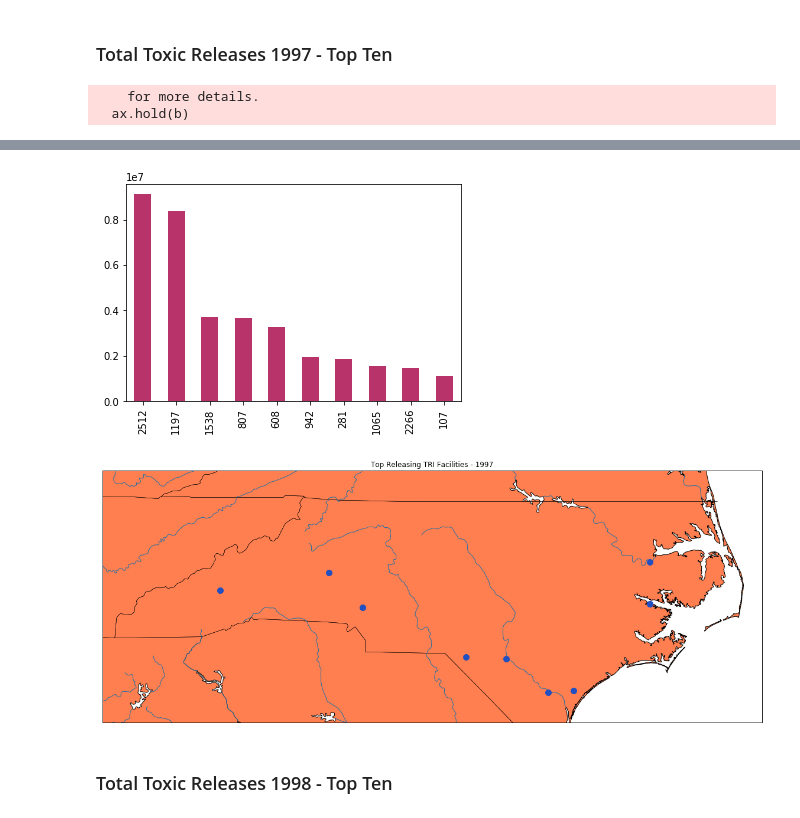
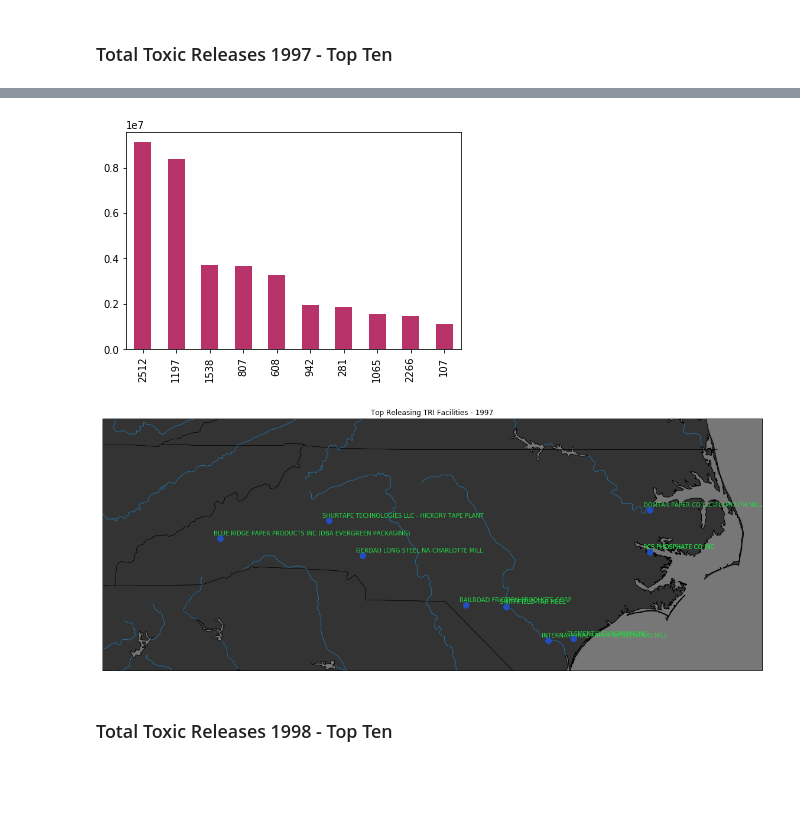
Before and after one commit to UNCG-CSE/Toxic-Crusaders, a Jupyter notebook: jacob/NC_TRI_97-01.ipynb, the cells around one changed output, grey strips where cells are left out. Drawn from its saved outputs; the diff is of its cells as text; code cells hidden in the pictures; blank space fills up the shorter version.

Commit message:
adding labels

```diff
--- a/jacob/NC_TRI_97-01.ipynb
+++ b/jacob/NC_TRI_97-01.ipynb
@@ -44,9 +44,14 @@ nc_data = [nc_97,nc_98,nc_99,nc_00,nc_01]
 #separating out attributes of interest
 totalreleases = [yr[['YEAR','FACILITY_NAME','CHEMICAL','TOTAL_RELEASES','LATITUDE','LONGITUDE']] for yr in nc_data]
 topten_byyear = [totalreleases[i].sort_values('TOTAL_RELEASES', ascending=False)[0:10] for i in range(len(totalreleases))]
+total97, total98, total99, total00, total01 = topten_byyear
 # %%
 #helper function for mapping array of points onto NC map
-def mapNClocations(latvals, lngvals, maptype='TRI Facilities'):
+def mapNClocations(loc_array, maptype='TRI Facilities'):
+    latvals = loc_array.LATITUDE.values
+    lngvals = loc_array.LONGITUDE.values
+    locnames = loc_array.FACILITY_NAME.values
+
     plt.figure(figsize = (20,20))
 
     nc = Basemap(projection='merc', resolution='h',
@@ -57,35 +62,37 @@ def mapNClocations(latvals, lngvals, maptype='TRI Facilities'):
     nc.drawstates()
     nc.drawcoastlines()
     nc.drawrivers(linewidth = 1, color='#2471a3')
-    nc.fillcontinents(color = 'coral')
-    nc.drawmapboundary()
+    nc.fillcontinents(color = '#333333', lake_color='#777777')
+    nc.drawmapboundary(fill_color='#777777')
 
 
     x, y = nc(lngvals, latvals)
     plt.title("%s" % maptype)
+    for label, xpt, ypt in zip(locnames, x, y):
+        plt.text(xpt-10000, ypt+5000, label, color='#22dd44')
     nc.scatter(x, y, s=100, c='#214fc1', zorder=10)
 # %% [markdown]
 ### Total Toxic Releases 1997 - Top Ten
 # %%
-topten_byyear[0]['TOTAL_RELEASES'].plot.bar(label='total releases',color='#B8336A', legend=None)
-mapNClocations(topten_byyear[0].LATITUDE.values,topten_byyear[0].LONGITUDE.values,'Top Releasing TRI Facilities - 1997')
-topten_byyear[0]
+#bar plot top ten
+total97['TOTAL_RELEASES'].plot.bar(label='total releases',color='#B8336A', legend=None)
+#basemap plot facilities
+mapNClocations(total97,'Top Releasing TRI Facilities - 1997')
+total97
 # %% [output]
-    for more details.
-  ax.hold(b)
 |  | YEAR | FACILITY_NAME | CHEMICAL | TOTAL_RELEASES | LATITUDE | LONGITUDE |
 | 2512 | 1997 | ELEMENTIS CHROMIUM INC | CHROMIUM COMPOUNDS(EXCEPT CHROMIT... | 9120298.0 | 34.372516 | -77.859466 |
 | 1197 | 1997 | PCS PHOSPHATE CO INC | PHOSPHORIC ACID | 8391999.0 | 35.377450 | -76.778816 |
 | 1538 | 1997 | PCS PHOSPHATE CO INC | AMMONIA | 3692213.0 | 35.377450 | -76.778816 |
 | 807 | 1997 | SMITHFIELD-TAR HEEL | NITRATE COMPOUNDS | 3682714.0 | 34.746500 | -78.806100 |
 | 608 | 1997 | GERDAU LONG STEEL NA-CHARLOTTE MILL | ZINC COMPOUNDS | 3292326.0 | 35.339020 | -80.829260 |
 | 942 | 1997 | BLUE RIDGE PAPER PRODUCTS INC (DB... | METHANOL | 1932700.0 | 35.535600 | -82.841900 |
 | 281 | 1997 | SHURTAPE TECHNOLOGIES LLC - HICKO... | TOLUENE | 1864554.0 | 35.738000 | -81.309000 |
 | 1065 | 1997 | INTERNATIONAL PAPER RIEGELWOOD MILL | METHANOL | 1571000.0 | 34.352200 | -78.212500 |
 | 2266 | 1997 | DOMTAR PAPER CO LLC-PLYMOUTH MILL | METHANOL | 1480000.0 | 35.861716 | -76.779683 |
 | 107 | 1997 | RAILROAD FRICTION PRODUCTS CORP | N-HEXANE | 1120000.0 | 34.762788 | -79.370238 |
 [figure]
-[figure, old version]
+[figure, new version]
 # %% [markdown]
 ### Total Toxic Releases 1998 - Top Ten
 # %%
```
Also changed, not shown: parts of 14 cells of this notebook.
